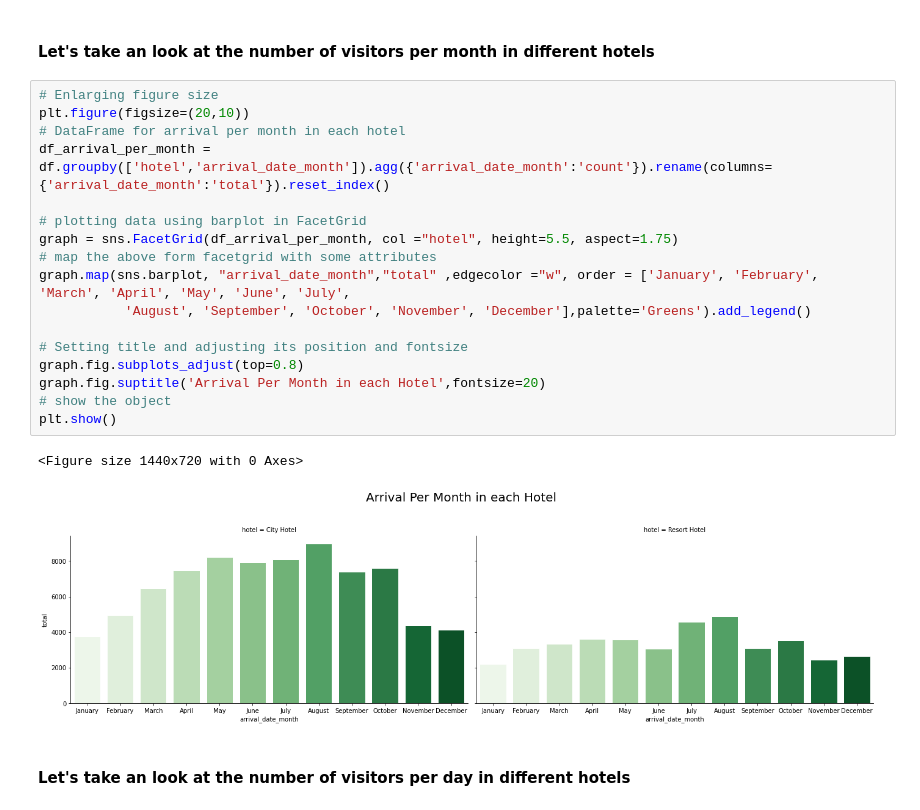
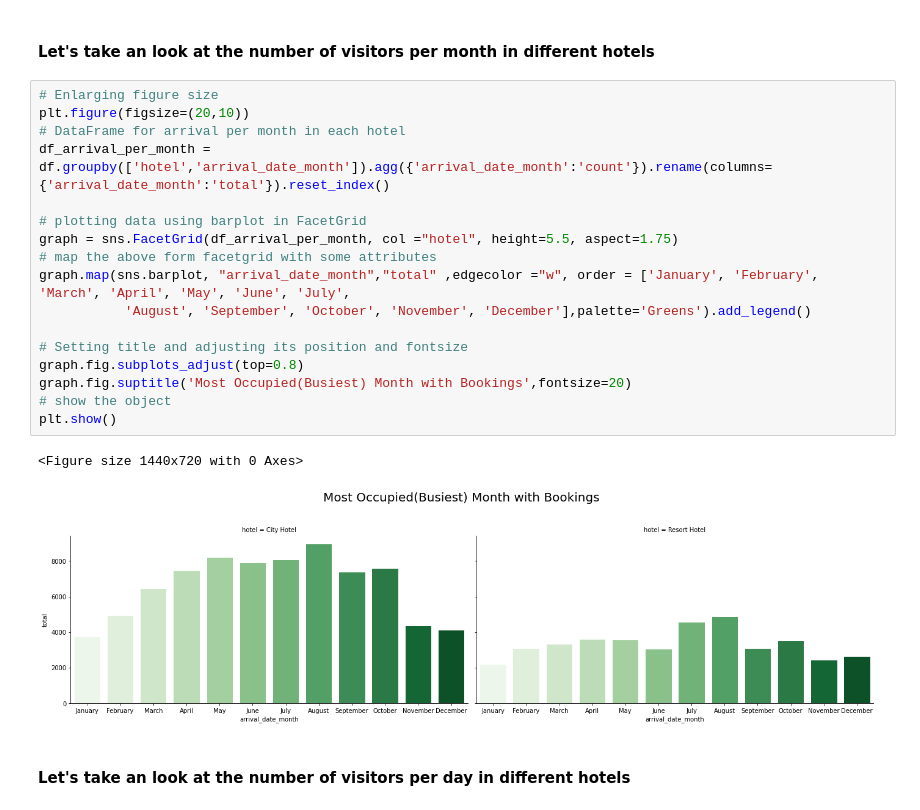
Before and after one commit to Aayushi-Sharma24/EDA-Hotel-Booking-Analysis, a Jupyter notebook: Aayushi_Sharma_Hotel_Booking_Analysis_Capstone_Project.ipynb, the cells around one changed output. Cells and saved outputs as stored; diff of their text form.

```diff
--- a/Aayushi_Sharma_Hotel_Booking_Analysis_Capstone_Project.ipynb
+++ b/Aayushi_Sharma_Hotel_Booking_Analysis_Capstone_Project.ipynb
@@ -386,23 +386,23 @@ Text(0.5, 1.0, 'Arrival Per Year in each Hotel')
 # %%
 # Enlarging figure size
 plt.figure(figsize=(20,10))
 # DataFrame for arrival per month in each hotel
 df_arrival_per_month = df.groupby(['hotel','arrival_date_month']).agg({'arrival_date_month':'count'}).rename(columns={'arrival_date_month':'total'}).reset_index()
 
 # plotting data using barplot in FacetGrid
 graph = sns.FacetGrid(df_arrival_per_month, col ="hotel", height=5.5, aspect=1.75)
 # map the above form facetgrid with some attributes
 graph.map(sns.barplot, "arrival_date_month","total" ,edgecolor ="w", order = ['January', 'February', 'March', 'April', 'May', 'June', 'July',
            'August', 'September', 'October', 'November', 'December'],palette='Greens').add_legend()
 
 # Setting title and adjusting its position and fontsize
 graph.fig.subplots_adjust(top=0.8)
-graph.fig.suptitle('Arrival Per Month in each Hotel',fontsize=20)
+graph.fig.suptitle('Most Occupied(Busiest) Month with Bookings',fontsize=20)
 # show the object
 plt.show()
 # %% [output]
 <Figure size 1440x720 with 0 Axes>
-[figure, old version]
+[figure, new version]
 # %% [markdown]
 #### Let's take an look at the number of visitors per day in different hotels
 # %%
```
Also changed, not shown: parts of 37 cells of this notebook.
